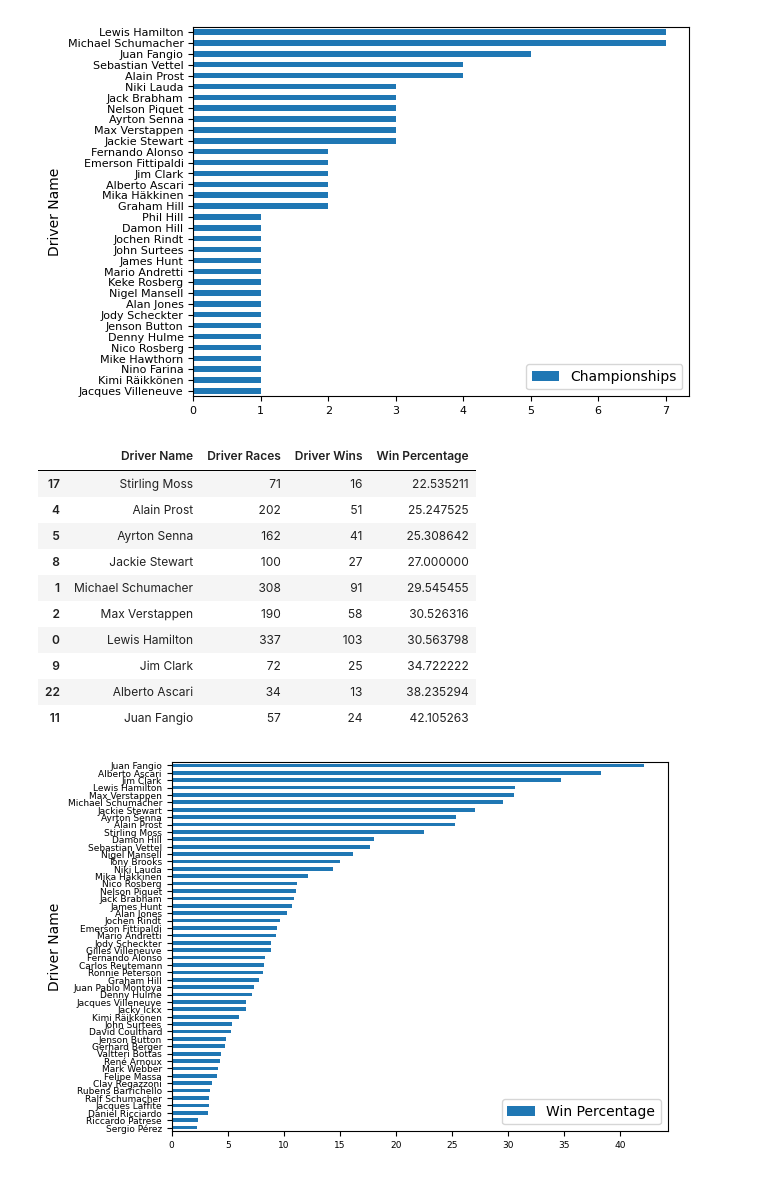
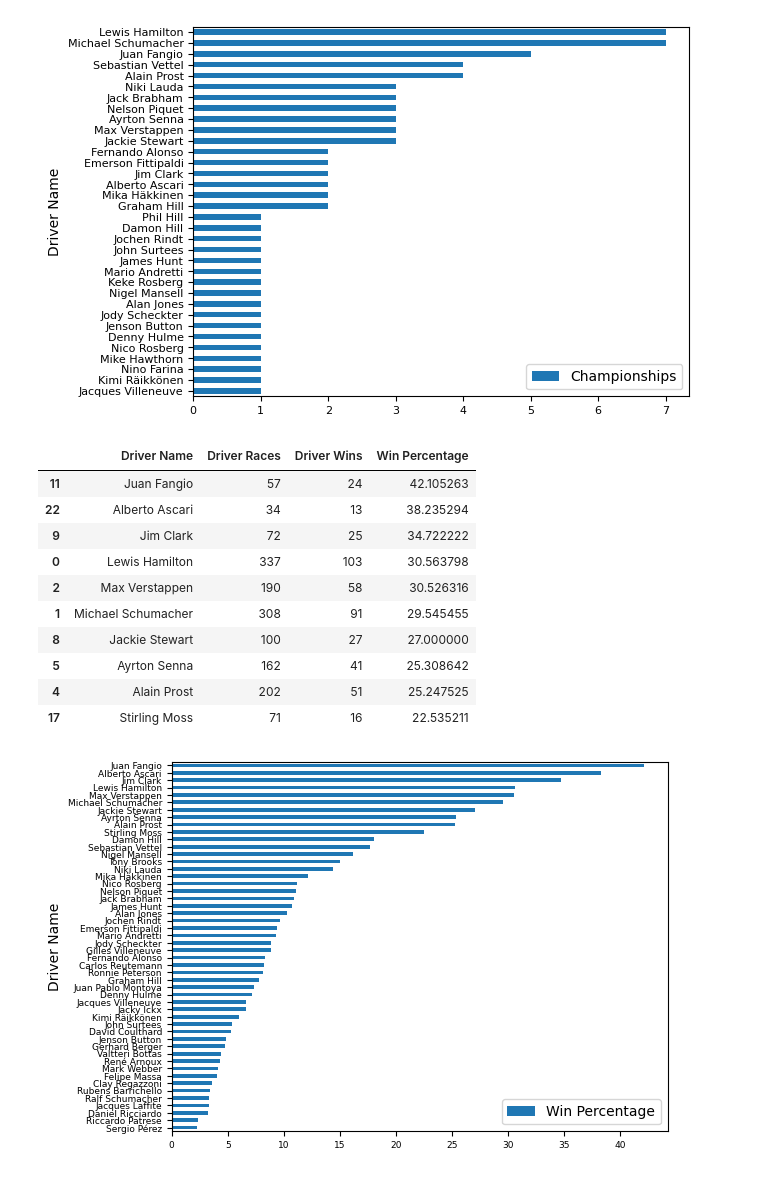
Before and after one commit to hr546/BEE2041-Empirical-Project, a Jupyter notebook: BEE2041_Empirical_Project_-_A_Data-Driven_Investigation_to_Identify_the_best_Formula_One_Driver_of_All_Time.ipynb, the cells around one changed output. Saved outputs shown, nothing was run; the diff lists cells and outputs as text; code cells hidden in the pictures.

```diff
--- a/BEE2041_Empirical_Project_-_A_Data-Driven_Investigation_to_Identify_the_best_Formula_One_Driver_of_All_Time.ipynb
+++ b/BEE2041_Empirical_Project_-_A_Data-Driven_Investigation_to_Identify_the_best_Formula_One_Driver_of_All_Time.ipynb
@@ -286,33 +296,34 @@ plt.gca().invert_yaxis()
 # %%
 # Histogram of percentage of race wins
 # https://pitwall.app/records/driver-wins?page=1
 
 # Converting "Driver Races" to an integer
 Wins_df['Driver Races'] = Wins_df['Driver Races'].astype(int)
 
 # Adding additional column to dataframe containing the percentage of races won by each driver
 Wins_df["Win Percentage"] = (Wins_df["Driver Wins"]/Wins_df["Driver Races"]) * 100
 
 # Sorting dataframe so the highest percentage is listed first
 Wins_df = Wins_df.sort_values(by=["Win Percentage"])
 
 # Plotting the bar chart for percentage of race wins
 Wins_df.plot.barh(x = 'Driver Name', y = 'Win Percentage', fontsize = 6.5)
 
 # Displaying dataframe - limited to top 10
-display(Wins_df.tail(10))
+Wins_df = Wins_df.sort_values(by=["Win Percentage"], ascending=False)
+display(Wins_df.head(10))
 # %% [output]
 |  | Driver Name | Driver Races | Driver Wins | Win Percentage |
+| 11 | Juan Fangio | 57 | 24 | 42.105263 |
+| 22 | Alberto Ascari | 34 | 13 | 38.235294 |
+| 9 | Jim Clark | 72 | 25 | 34.722222 |
+| 0 | Lewis Hamilton | 337 | 103 | 30.563798 |
+| 2 | Max Verstappen | 190 | 58 | 30.526316 |
+| 1 | Michael Schumacher | 308 | 91 | 29.545455 |
+| 8 | Jackie Stewart | 100 | 27 | 27.000000 |
+| 5 | Ayrton Senna | 162 | 41 | 25.308642 |
+| 4 | Alain Prost | 202 | 51 | 25.247525 |
 | 17 | Stirling Moss | 71 | 16 | 22.535211 |
-| 4 | Alain Prost | 202 | 51 | 25.247525 |
-| 5 | Ayrton Senna | 162 | 41 | 25.308642 |
-| 8 | Jackie Stewart | 100 | 27 | 27.000000 |
-| 1 | Michael Schumacher | 308 | 91 | 29.545455 |
-| 2 | Max Verstappen | 190 | 58 | 30.526316 |
-| 0 | Lewis Hamilton | 337 | 103 | 30.563798 |
-| 9 | Jim Clark | 72 | 25 | 34.722222 |
-| 22 | Alberto Ascari | 34 | 13 | 38.235294 |
-| 11 | Juan Fangio | 57 | 24 | 42.105263 |
 [figure]
 # %%
 # Histogram of percentage of podiums
```
Also changed, not shown: parts of 8 cells of this notebook.
